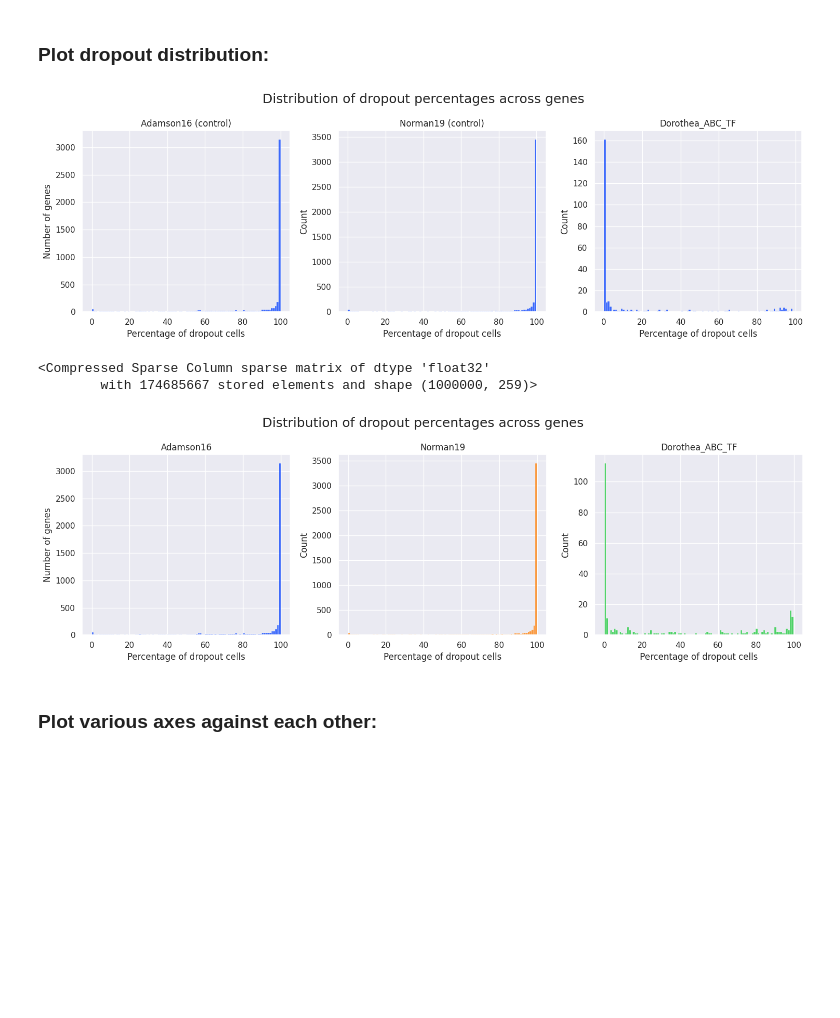
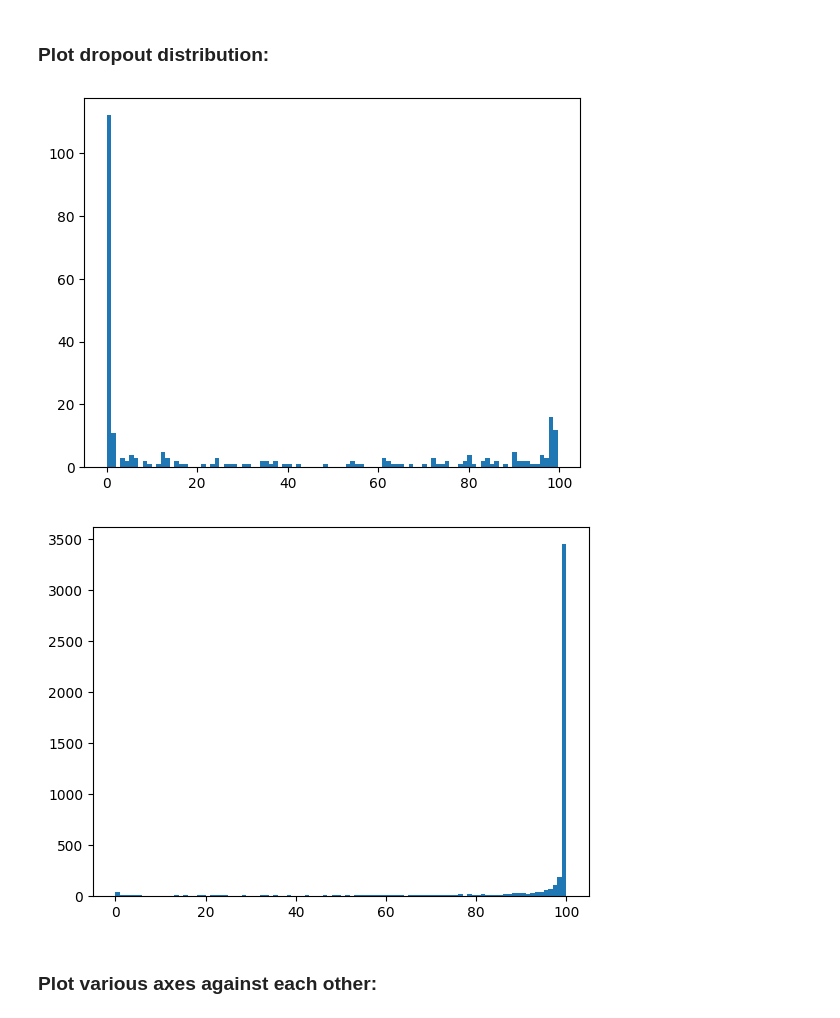
Before and after one commit to GeorgSommerer/bsc_thesis_pGRiNS, a Jupyter notebook: pgrins_explore.ipynb, the cells around one changed output. Saved outputs shown, nothing was run; the diff lists cells and outputs as text; code cells hidden in the pictures; blank space fills up the shorter version.

```diff
--- a/pgrins_explore.ipynb
+++ b/pgrins_explore.ipynb
@@ -7,11 +7,15 @@ from scipy import stats
 import pandas as pd
 import numpy as np
 import matplotlib.pyplot as plt
-import seaborn as sns
-sns.set()
 # %%
 adamson_data = sc.read_h5ad(f"Data/AdamsonWeissman2016_GSM2406681_10X010/perturb_norm.h5ad")
 norman_data = sc.read_h5ad(f"Data/NormanWeissman2019_filtered/perturb_norm.h5ad")
 adamson_data.layers["log1p"] = adamson_data.layers["log1p"].tocsc()
 adamson_data = adamson_data[adamson_data.obs["perturbation"]=="ctrl"]
 norman_data = norman_data[norman_data.obs["perturbation"]=="ctrl"]
+
+topo = "dorothea_tf2_abc"
+replicate = "001"
+path_to_data = f"Data/SimulResults_Racipe/{topo}/{replicate}/{topo}_steadystate_solutions_{replicate}"
+grins_data = sc.read_h5ad(f"{path_to_data}.h5ad")
+grins_data.layers["log1p"] = grins_data.layers["log1p"].tocsc()
@@ -142,47 +150,13 @@ scipy.sparse.csr_matrix.getnnz(norman_data.X)/(norman_data.X.shape[0]*norman_dat
 # %% [markdown]
 ### Plot dropout distribution:
 # %%
-palette = sns.color_palette("bright")
-with palette:
-    fig,axs = plt.subplots(ncols=3,figsize=(15,5))
-    sns.histplot(ax=axs[0],x=adamson_data.var["pct_dropout_by_counts"],bins=100)
-    sns.histplot(ax=axs[1],x=norman_data.var["pct_dropout_by_counts"],bins=100)
-    sns.histplot(ax=axs[2],x=grins_data_old.var["pct_dropout_by_counts"],bins=100)
-    axs[0].set_title("Adamson16 (control)")
-    axs[1].set_title("Norman19 (control)")
-    axs[2].set_title("Dorothea_ABC_TF")
-    axs[0].set_ylabel("Number of genes")
-    for i in range(3):
-        axs[i].set_xlabel("Percentage of dropout cells")
-    fig.suptitle("Distribution of dropout percentages across genes",fontsize=18)
-    fig.tight_layout()
-    plt.savefig("Prep_Data/Plots/missingness_hist_old.png",dpi=300)
-    plt.show()
+plt.hist(grins_data.var["pct_dropout_by_counts"],bins=100) # Most genes are not dropouts
+plt.show()
+plt.hist(norman_data.var["pct_dropout_by_counts"],bins=100) # Most genes are dropouts
+plt.show()
 # %% [output]
-[figure, old version]
+[figure, new version]
+[figure, added]
-# %%
-grins_data.X
-# %% [output]
-<Compressed Sparse Column sparse matrix of dtype 'float32'
-        with 174685667 stored elements and shape (1000000, 259)>
-# %%
-palette = iter(sns.color_palette("bright"))
-fig,axs = plt.subplots(ncols=3,figsize=(15,5))
-sns.histplot(ax=axs[0],x=adamson_data.var["pct_dropout_by_counts"],bins=100,color=next(palette))
-sns.histplot(ax=axs[1],x=norman_data.var["pct_dropout_by_counts"],bins=100,color=next(palette))
-sns.histplot(ax=axs[2],x=grins_data_old.var["pct_dropout_by_counts"],bins=100,color=next(palette))
-axs[0].set_title("Adamson16")
-axs[1].set_title("Norman19")
-axs[2].set_title("Dorothea_ABC_TF")
-axs[0].set_ylabel("Number of genes")
-for i in range(3):
-    axs[i].set_xlabel("Percentage of dropout cells")
-fig.suptitle("Distribution of dropout percentages across genes",fontsize=18)
-fig.tight_layout()
-plt.savefig("test.png",dpi=300)
-plt.show()
-# %% [output]
-[figure, removed]
 # %%
 # Use nonzero stats to classify to separate zeroes
 # Look at how missingness appears across cells (e.g. cells completely missing)
```
Also changed, not shown: parts of 11 cells of this notebook, 12 other files.
